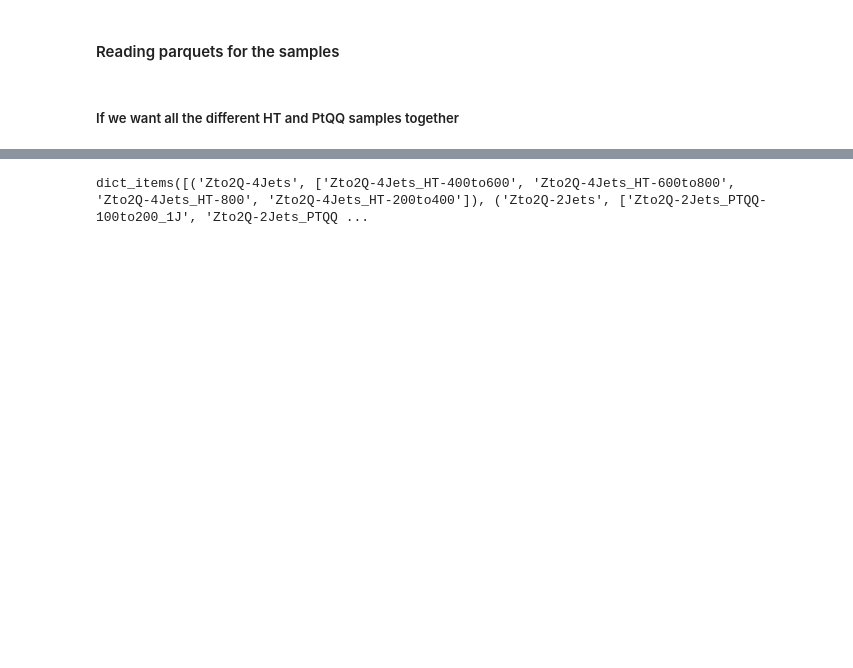
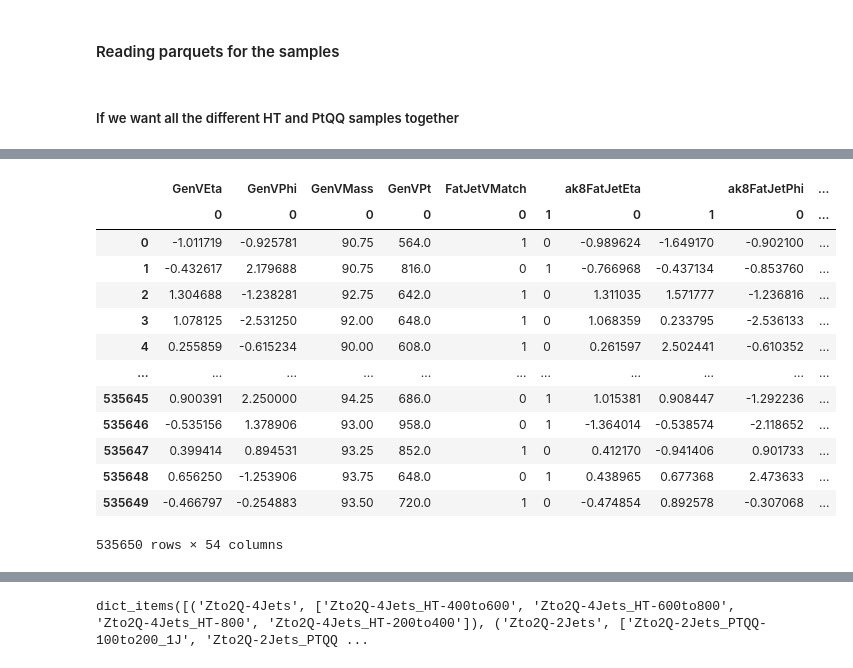
Before and after one commit to gabihamilton/genZ, a Jupyter notebook: trigger_signal.ipynb, the cells around one changed output, grey strips where cells are left out. Cells and saved outputs as stored; diff of their text form; code cells hidden in the pictures; blank space fills up the shorter version.

```diff
--- a/trigger_signal.ipynb
+++ b/trigger_signal.ipynb
@@ -120,0 +150,17 @@ trigger_dict = {
+# %%
+events
+# %% [output]
+|  | GenVEta | GenVPhi | GenVMass | GenVPt | FatJetVMatch |  | ak8FatJetEta |  | ak8FatJetPhi | ... |
+|  | 0 | 0 | 0 | 0 | 0 | 1 | 0 | 1 | 0 | ... |
+| 0 | -1.011719 | -0.925781 | 90.75 | 564.0 | 1 | 0 | -0.989624 | -1.649170 | -0.902100 | ... |
+| 1 | -0.432617 | 2.179688 | 90.75 | 816.0 | 0 | 1 | -0.766968 | -0.437134 | -0.853760 | ... |
+| 2 | 1.304688 | -1.238281 | 92.75 | 642.0 | 1 | 0 | 1.311035 | 1.571777 | -1.236816 | ... |
+| 3 | 1.078125 | -2.531250 | 92.00 | 648.0 | 1 | 0 | 1.068359 | 0.233795 | -2.536133 | ... |
+| 4 | 0.255859 | -0.615234 | 90.00 | 608.0 | 1 | 0 | 0.261597 | 2.502441 | -0.610352 | ... |
+| ... | ... | ... | ... | ... | ... | ... | ... | ... | ... | ... |
+| 535645 | 0.900391 | 2.250000 | 94.25 | 686.0 | 0 | 1 | 1.015381 | 0.908447 | -1.292236 | ... |
+| 535646 | -0.535156 | 1.378906 | 93.00 | 958.0 | 0 | 1 | -1.364014 | -0.538574 | -2.118652 | ... |
+| 535647 | 0.399414 | 0.894531 | 93.25 | 852.0 | 1 | 0 | 0.412170 | -0.941406 | 0.901733 | ... |
+| 535648 | 0.656250 | -1.253906 | 93.75 | 648.0 | 0 | 1 | 0.438965 | 0.677368 | 2.473633 | ... |
+| 535649 | -0.466797 | -0.254883 | 93.50 | 720.0 | 1 | 0 | -0.474854 | 0.892578 | -0.307068 | ... |
+535650 rows × 54 columns
```
Also changed, not shown: parts of 14 cells of this notebook, 2 other files.
